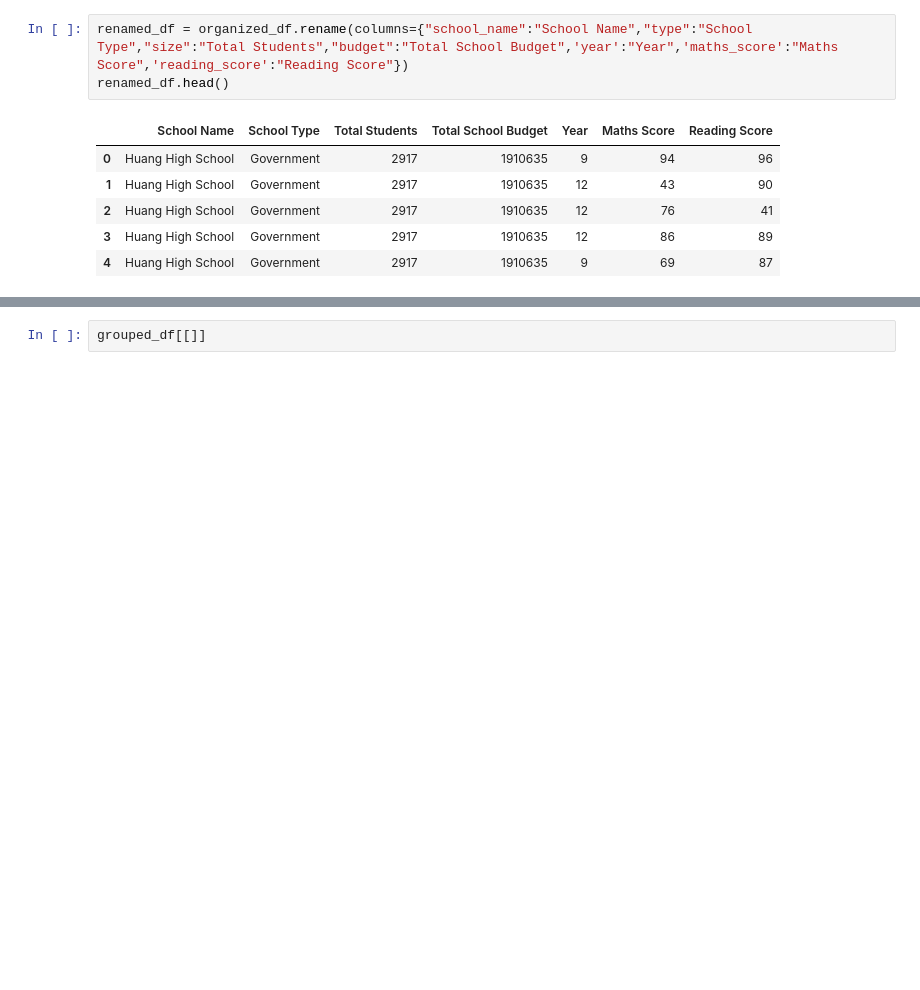
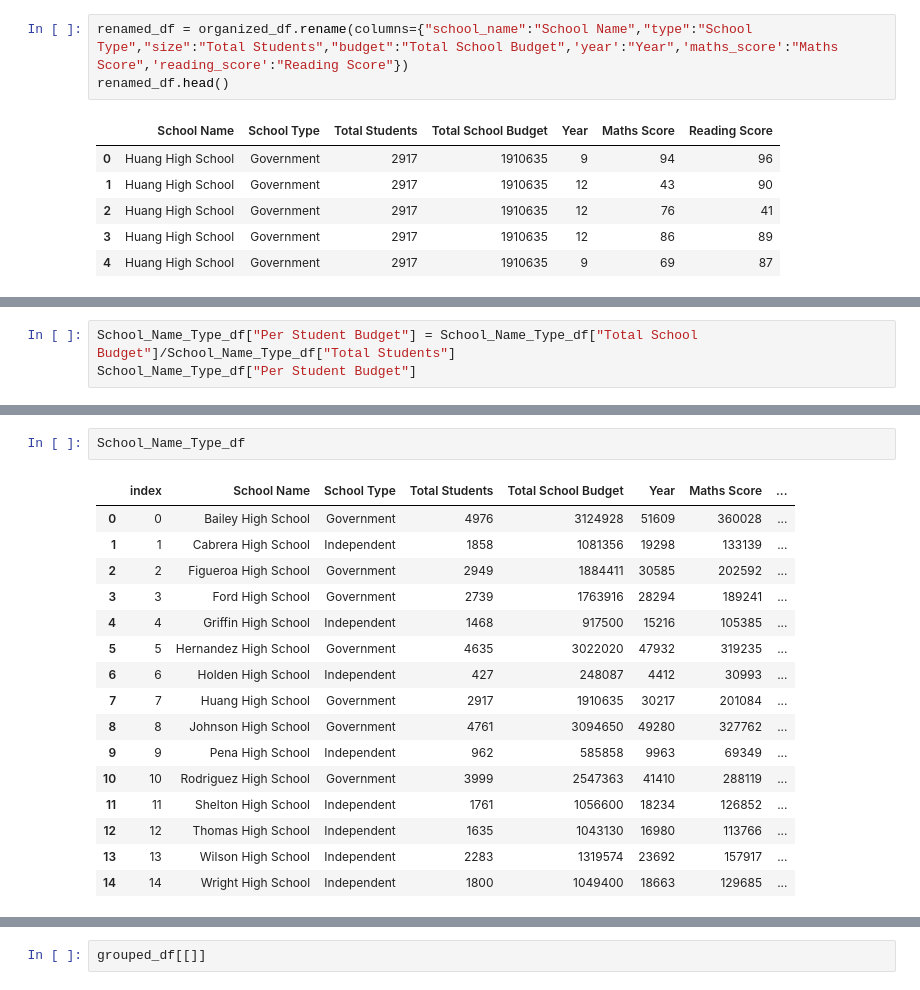
Before and after one commit to SandraBotica/pandas-challenge, a Jupyter notebook: PyCitySchools/PyCitySchools_starter.ipynb, the cells around one changed output, grey strips where cells are left out. Cells and saved outputs as stored; diff of their text form; blank space fills up the shorter version.

```diff
--- a/PyCitySchools/PyCitySchools_starter.ipynb
+++ b/PyCitySchools/PyCitySchools_starter.ipynb
@@ -197,0 +204,3 @@ renamed_df.head()
+# %%
+School_Name_Type_df["Per Student Budget"] = School_Name_Type_df["Total School Budget"]/School_Name_Type_df["Total Students"]
+School_Name_Type_df["Per Student Budget"]
@@ -197,0 +224,19 @@ renamed_df.head()
+# %%
+School_Name_Type_df
+# %% [output]
+|  | index | School Name | School Type | Total Students | Total School Budget | Year | Maths Score | ... |
+| 0 | 0 | Bailey High School | Government | 4976 | 3124928 | 51609 | 360028 | ... |
+| 1 | 1 | Cabrera High School | Independent | 1858 | 1081356 | 19298 | 133139 | ... |
+| 2 | 2 | Figueroa High School | Government | 2949 | 1884411 | 30585 | 202592 | ... |
+| 3 | 3 | Ford High School | Government | 2739 | 1763916 | 28294 | 189241 | ... |
+| 4 | 4 | Griffin High School | Independent | 1468 | 917500 | 15216 | 105385 | ... |
+| 5 | 5 | Hernandez High School | Government | 4635 | 3022020 | 47932 | 319235 | ... |
+| 6 | 6 | Holden High School | Independent | 427 | 248087 | 4412 | 30993 | ... |
+| 7 | 7 | Huang High School | Government | 2917 | 1910635 | 30217 | 201084 | ... |
+| 8 | 8 | Johnson High School | Government | 4761 | 3094650 | 49280 | 327762 | ... |
+| 9 | 9 | Pena High School | Independent | 962 | 585858 | 9963 | 69349 | ... |
+| 10 | 10 | Rodriguez High School | Government | 3999 | 2547363 | 41410 | 288119 | ... |
+| 11 | 11 | Shelton High School | Independent | 1761 | 1056600 | 18234 | 126852 | ... |
+| 12 | 12 | Thomas High School | Independent | 1635 | 1043130 | 16980 | 113766 | ... |
+| 13 | 13 | Wilson High School | Independent | 2283 | 1319574 | 23692 | 157917 | ... |
+| 14 | 14 | Wright High School | Independent | 1800 | 1049400 | 18663 | 129685 | ... |
```
Also changed, not shown: parts of 24 cells of this notebook, 1 other file.
